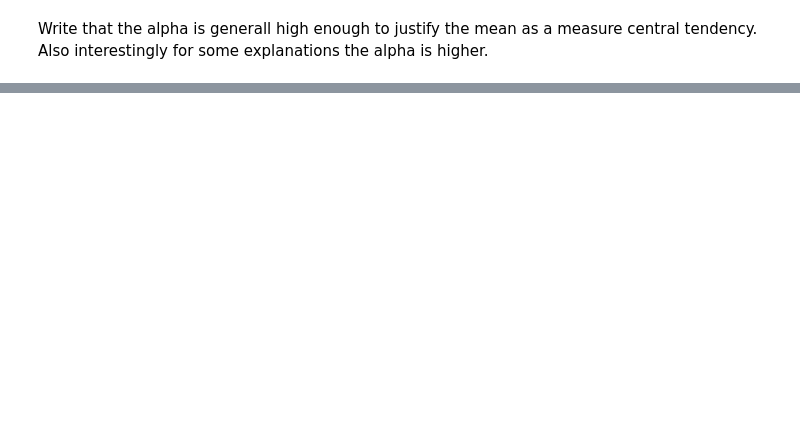
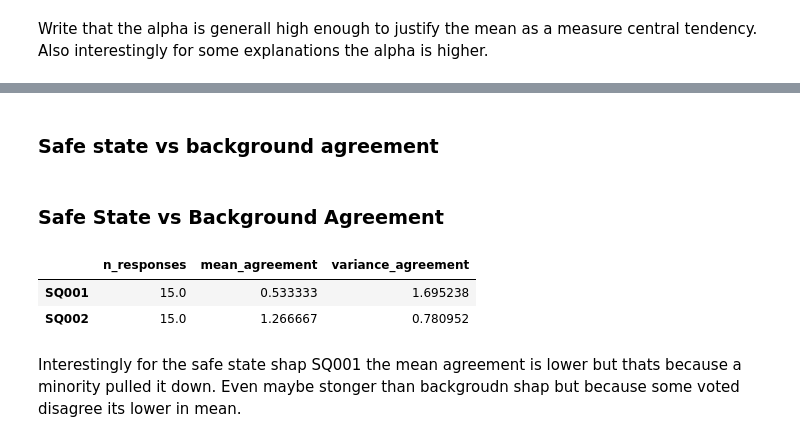
Before and after one commit to StefanHamm/surveyMasterThesis, a Jupyter notebook: survey_analysis.ipynb, the cells around one changed output, grey strips where cells are left out. Saved outputs shown, nothing was run; the diff lists cells and outputs as text; code cells hidden in the pictures; blank space fills up the shorter version.

```diff
--- a/survey_analysis.ipynb
+++ b/survey_analysis.ipynb
@@ -460,0 +648,50 @@ Write that the alpha is generall high enough to justify the mean as a measure ce
+# %% [markdown]
+### Safe state vs background agreement
+# %%
+# question code == Q00023 SQ001 (safe state) and SQ002 (background)
+# used likert_scale there for mapping can be from -2 to 2 from strongly disagree to strongly agree
+# for each subquestion this score will be calculated by its own in the end we get 2 agreement scores for each SQ
+def check_safe_state_background_agreement(df, question_code, subquestions, likert_scale):
+    results = {}
+
+    for sq in subquestions:
+        col_name = f"{question_code}[{sq}]"
+        if col_name in df.columns:
+            mapped_responses = df[col_name].map(likert_scale)
+            results[sq] = {
+                "n_responses": int(mapped_responses.notna().sum()),
+                "mean_agreement": mapped_responses.mean(),
+                "variance_agreement": mapped_responses.var()
+            }
+        else:
+            results[sq] = {
+                "n_responses": 0,
+                "mean_agreement": np.nan
+            }
+
+    return pd.DataFrame(results).T
+
+
+# Q00023 uses: Strongly Disagree, Disagree, Neutral, Agree, Strongly Agree
+likert_scale2 = {
+    "Strongly Disagree": -2,
+    "Disagree": -1,
+    "Neutral": 0,
+    "Agree": 1,
+    "Strongly Agree": 2,
+}
+
+subquestions_agreement = [f"SQ{i:03d}" for i in range(1, 3)]
+agreement_results = check_safe_state_background_agreement(
+    df, "Q00023", subquestions_agreement, likert_scale2
+)
+
+display(Markdown("### Safe State vs Background Agreement"))
+display(agreement_results)
+# %% [output]
+### Safe State vs Background Agreement
+|  | n_responses | mean_agreement | variance_agreement |
+| SQ001 | 15.0 | 0.533333 | 1.695238 |
+| SQ002 | 15.0 | 1.266667 | 0.780952 |
+# %% [markdown]
+Interestingly for the safe state shap SQ001 the mean agreement is lower but thats because a minority pulled it down. Even maybe stonger than backgroudn shap but because some voted disagree its lower in mean.
```
Also changed, not shown: parts of 22 cells of this notebook.
